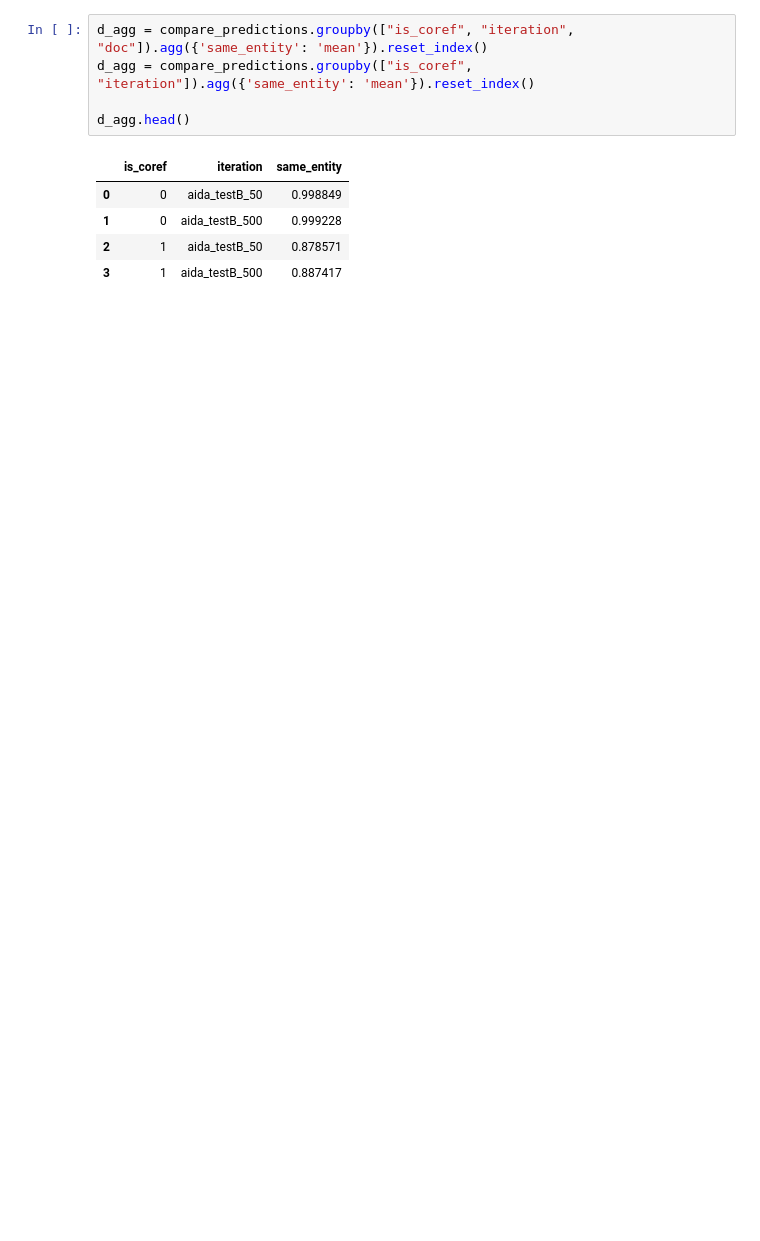
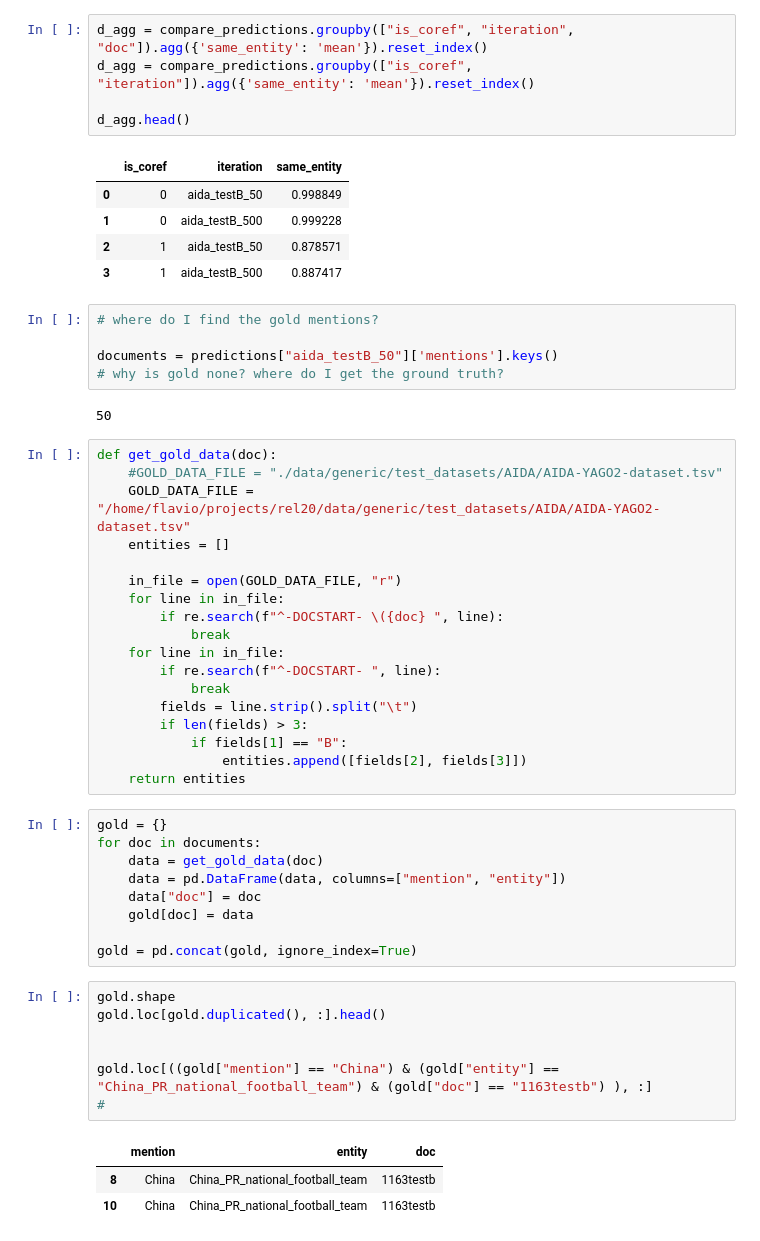
Before and after one commit to f-hafner/explore_coref, a Jupyter notebook: overview.ipynb, the cells around one changed output. Saved outputs shown, nothing was run; the diff lists cells and outputs as text; blank space fills up the shorter version.

```diff
--- a/overview.ipynb
+++ b/overview.ipynb
@@ -465,3 +541,48 @@ d_agg.head()
 | 1 | 0 | aida_testB_500 | 0.999228 |
 | 2 | 1 | aida_testB_50 | 0.878571 |
 | 3 | 1 | aida_testB_500 | 0.887417 |
+# %%
+# where do I find the gold mentions?
+
+documents = predictions["aida_testB_50"]['mentions'].keys()
+# why is gold none? where do I get the ground truth?
+# %% [output]
+50
+# %%
+def get_gold_data(doc):
+    #GOLD_DATA_FILE = "./data/generic/test_datasets/AIDA/AIDA-YAGO2-dataset.tsv"
+    GOLD_DATA_FILE = "/home/flavio/projects/rel20/data/generic/test_datasets/AIDA/AIDA-YAGO2-dataset.tsv"
+    entities = []
+
+    in_file = open(GOLD_DATA_FILE, "r")
+    for line in in_file:
+        if re.search(f"^-DOCSTART- \({doc} ", line):
+            break
+    for line in in_file:
+        if re.search(f"^-DOCSTART- ", line):
+            break
+        fields = line.strip().split("\t")
+        if len(fields) > 3:
+            if fields[1] == "B":
+                entities.append([fields[2], fields[3]])
+    return entities
+# %%
+gold = {}
+for doc in documents:
+    data = get_gold_data(doc)
+    data = pd.DataFrame(data, columns=["mention", "entity"])
+    data["doc"] = doc
+    gold[doc] = data
+
+gold = pd.concat(gold, ignore_index=True)
+# %%
+gold.shape
+gold.loc[gold.duplicated(), :].head()
+
+
+gold.loc[((gold["mention"] == "China") & (gold["entity"] == "China_PR_national_football_team") & (gold["doc"] == "1163testb") ), :]
+#
+# %% [output]
+|  | mention | entity | doc |
+| 8 | China | China_PR_national_football_team | 1163testb |
+| 10 | China | China_PR_national_football_team | 1163testb |
```
Also changed, not shown: parts of 4 cells of this notebook, 1 other file.
